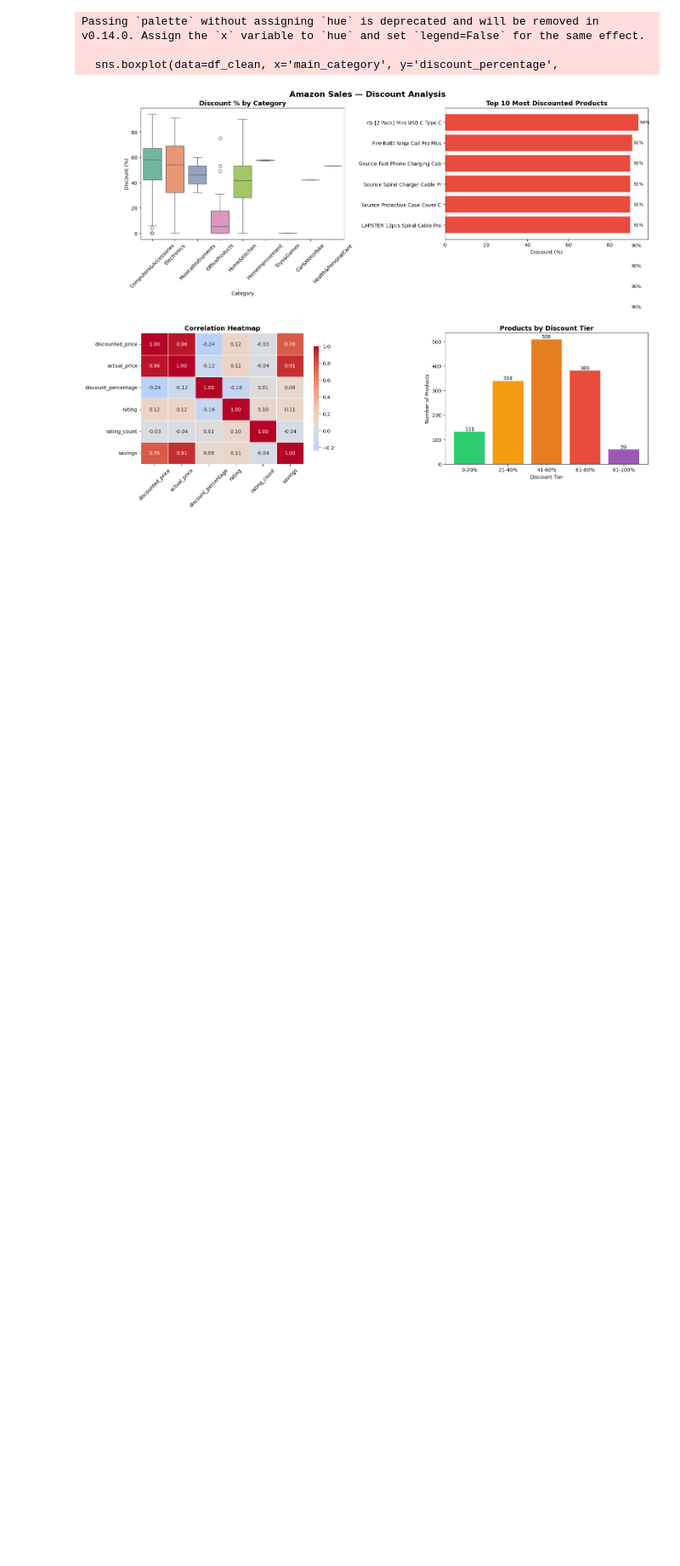
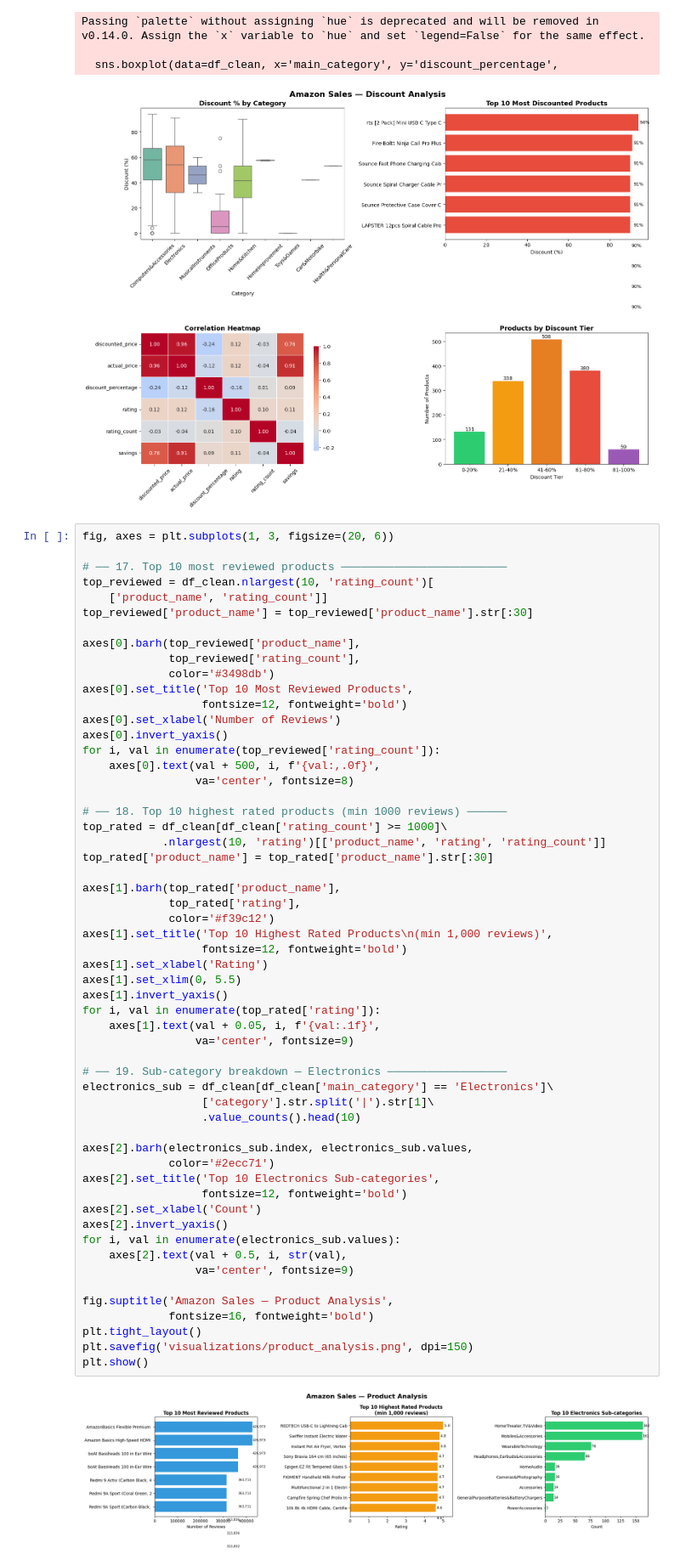
Before and after one commit to john-nio/eda-project, a Jupyter notebook: amazon/amazon_eda.ipynb, the cells around one changed output. Shown at 85% size. Drawn from its saved outputs; the diff is of its cells as text; blank space fills up the shorter version.

```diff
--- a/amazon/amazon_eda.ipynb
+++ b/amazon/amazon_eda.ipynb
@@ -440,3 +440,61 @@ Passing `palette` without assigning `hue` is deprecated and will be removed in v
 
   sns.boxplot(data=df_clean, x='main_category', y='discount_percentage',
 [figure]
+# %%
+fig, axes = plt.subplots(1, 3, figsize=(20, 6))
+
+# ── 17. Top 10 most reviewed products ─────────────────────────
+top_reviewed = df_clean.nlargest(10, 'rating_count')[
+    ['product_name', 'rating_count']]
+top_reviewed['product_name'] = top_reviewed['product_name'].str[:30]
+
+axes[0].barh(top_reviewed['product_name'],
+             top_reviewed['rating_count'],
+             color='#3498db')
+axes[0].set_title('Top 10 Most Reviewed Products',
+                  fontsize=12, fontweight='bold')
+axes[0].set_xlabel('Number of Reviews')
+axes[0].invert_yaxis()
+for i, val in enumerate(top_reviewed['rating_count']):
+    axes[0].text(val + 500, i, f'{val:,.0f}',
+                 va='center', fontsize=8)
+
+# ── 18. Top 10 highest rated products (min 1000 reviews) ──────
+top_rated = df_clean[df_clean['rating_count'] >= 1000]\
+            .nlargest(10, 'rating')[['product_name', 'rating', 'rating_count']]
+top_rated['product_name'] = top_rated['product_name'].str[:30]
+
+axes[1].barh(top_rated['product_name'],
+             top_rated['rating'],
+             color='#f39c12')
+axes[1].set_title('Top 10 Highest Rated Products\n(min 1,000 reviews)',
+                  fontsize=12, fontweight='bold')
+axes[1].set_xlabel('Rating')
+axes[1].set_xlim(0, 5.5)
+axes[1].invert_yaxis()
+for i, val in enumerate(top_rated['rating']):
+    axes[1].text(val + 0.05, i, f'{val:.1f}',
+                 va='center', fontsize=9)
+
+# ── 19. Sub-category breakdown — Electronics ──────────────────
+electronics_sub = df_clean[df_clean['main_category'] == 'Electronics']\
+                  ['category'].str.split('|').str[1]\
+                  .value_counts().head(10)
+
+axes[2].barh(electronics_sub.index, electronics_sub.values,
+             color='#2ecc71')
+axes[2].set_title('Top 10 Electronics Sub-categories',
+                  fontsize=12, fontweight='bold')
+axes[2].set_xlabel('Count')
+axes[2].invert_yaxis()
+for i, val in enumerate(electronics_sub.values):
+    axes[2].text(val + 0.5, i, str(val),
+                 va='center', fontsize=9)
+
+fig.suptitle('Amazon Sales — Product Analysis',
+             fontsize=16, fontweight='bold')
+plt.tight_layout()
+plt.savefig('visualizations/product_analysis.png', dpi=150)
+plt.show()
+# %% [output]
+[figure, added]
```
Also changed, not shown: 2 other files.
